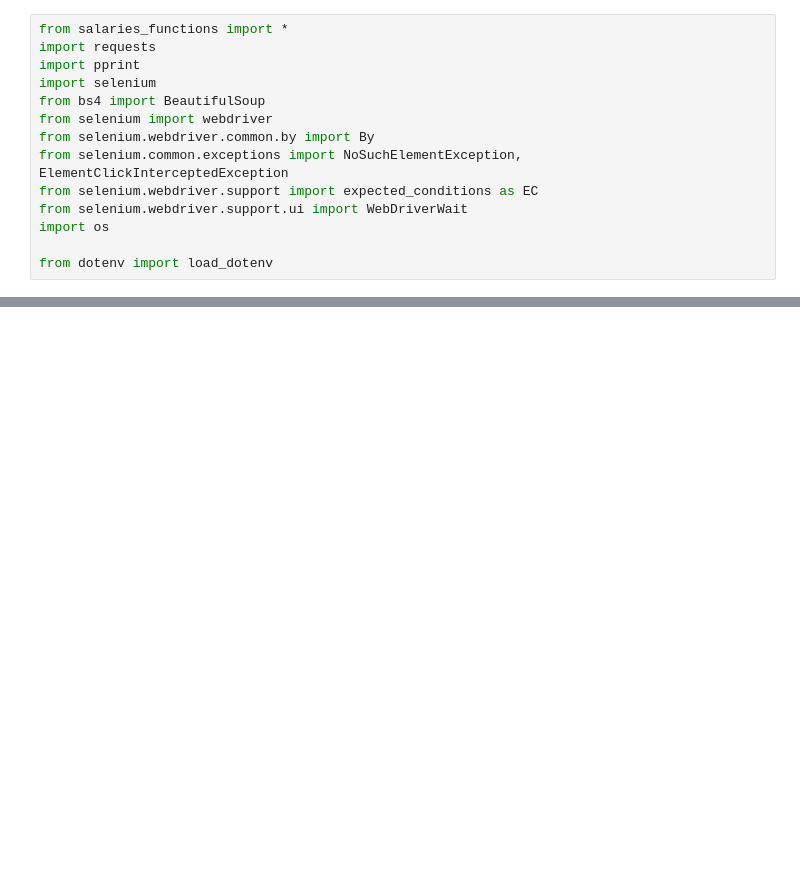
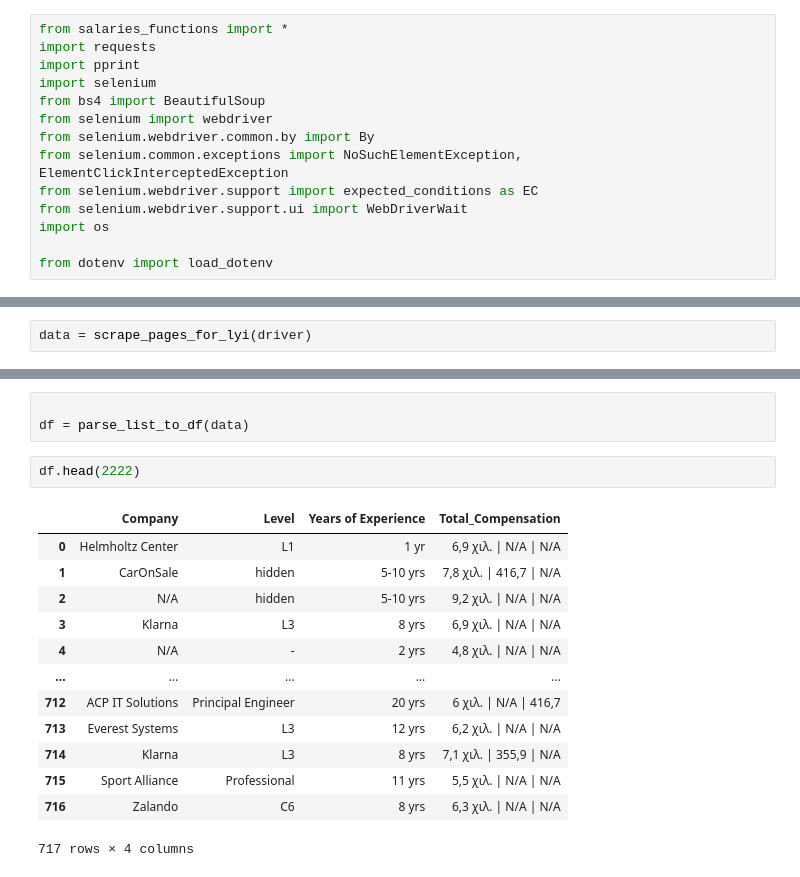
Before and after one commit to steve12512/web-scraping, a Jupyter notebook: salaries/software_engineer_salaries_fyi.ipynb, the cells around one changed output, grey strips where cells are left out. Cells and saved outputs as stored; diff of their text form; blank space fills up the shorter version.

```diff
--- a/salaries/software_engineer_salaries_fyi.ipynb
+++ b/salaries/software_engineer_salaries_fyi.ipynb
@@ -115,0 +27,2 @@ driver.close()
+# %%
+data = scrape_pages_for_lyi(driver)
@@ -115,0 +79,19 @@ driver.close()
+# %%
+
+df = parse_list_to_df(data)
+# %%
+df.head(2222)
+# %% [output]
+|  | Company | Level | Years of Experience | Total_Compensation |
+| 0 | Helmholtz Center | L1 | 1 yr | 6,9 χιλ. | N/A | N/A |
+| 1 | CarOnSale | hidden | 5-10 yrs | 7,8 χιλ. | 416,7 | N/A |
+| 2 | N/A | hidden | 5-10 yrs | 9,2 χιλ. | N/A | N/A |
+| 3 | Klarna | L3 | 8 yrs | 6,9 χιλ. | N/A | N/A |
+| 4 | N/A | - | 2 yrs | 4,8 χιλ. | N/A | N/A |
+| ... | ... | ... | ... | ... |
+| 712 | ACP IT Solutions | Principal Engineer | 20 yrs | 6 χιλ. | N/A | 416,7 |
+| 713 | Everest Systems | L3 | 12 yrs | 6,2 χιλ. | N/A | N/A |
+| 714 | Klarna | L3 | 8 yrs | 7,1 χιλ. | 355,9 | N/A |
+| 715 | Sport Alliance | Professional | 11 yrs | 5,5 χιλ. | N/A | N/A |
+| 716 | Zalando | C6 | 8 yrs | 6,3 χιλ. | N/A | N/A |
+717 rows × 4 columns
```
Also changed, not shown: parts of 16 cells of this notebook, 1 other file.
